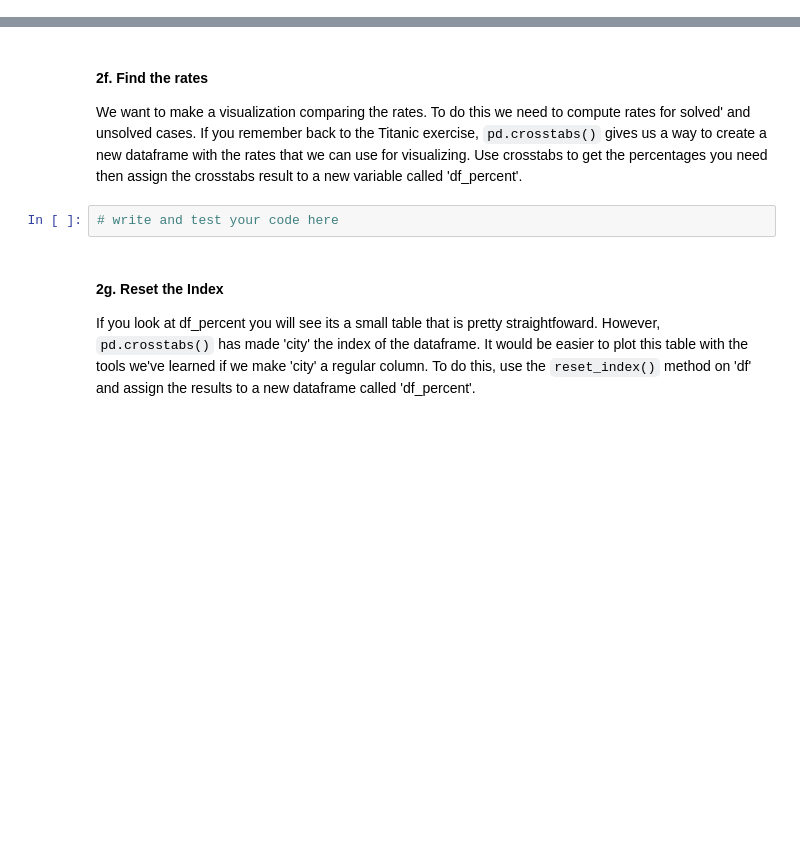
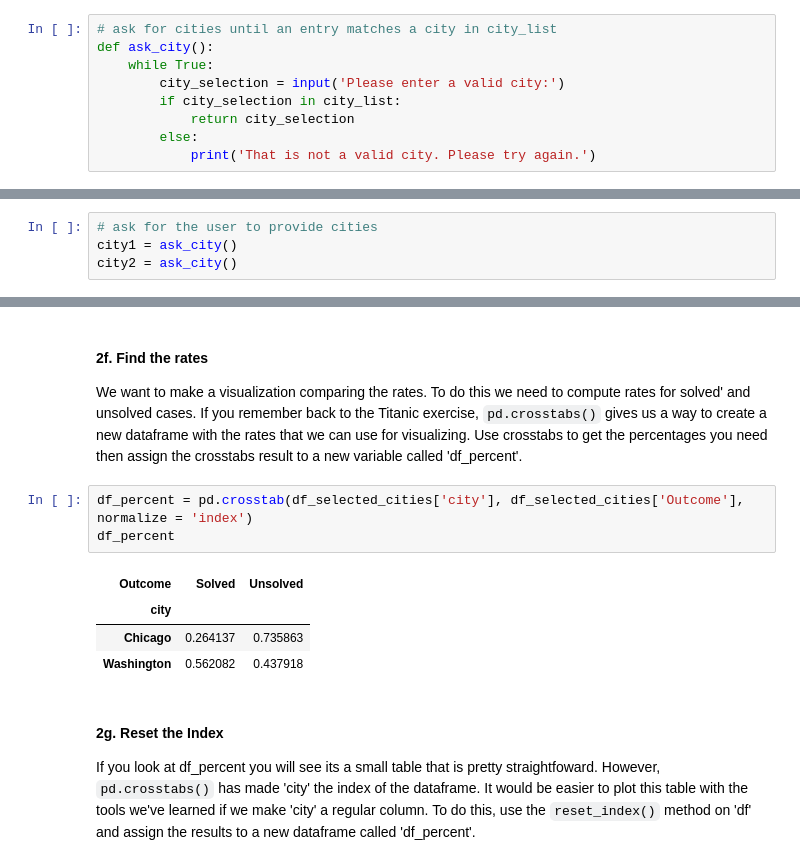
Before and after one commit to CS-DS-125/125exercises-s19, a Jupyter notebook: ch07/solutions/inclass-76-soln-1and2.ipynb, the cells around one changed output, grey strips where cells are left out. Cells and saved outputs as stored; diff of their text form; blank space fills up the shorter version.

```diff
--- a/ch07/solutions/inclass-76-soln-1and2.ipynb
+++ b/ch07/solutions/inclass-76-soln-1and2.ipynb
@@ -91,3 +186,12 @@ fruit_list = ['apple','pear','peach']
+# %%
+# ask for cities until an entry matches a city in city_list
+def ask_city():
+    while True:
+        city_selection = input('Please enter a valid city:')
+        if city_selection in city_list:
+            return city_selection
+        else:
+            print('That is not a valid city. Please try again.')
 # %% [markdown]
 #### 2c. Get two unique cities
 Use ask_city twice to get two cities and assign them to 'city1' and 'city2'.
@@ -95,0 +198,4 @@ Use ask_city twice to get two cities and assign them to 'city1' and 'city2'.
+# %%
+# ask for the user to provide cities
+city1 = ask_city()
+city2 = ask_city()
@@ -111,8 +232,14 @@ Given the tools we have it may be easier to visuzalize the data if we narrow dow
 # %% [markdown]
 #### 2f. Find the rates
 We want to make a visualization comparing the rates. To do this we need to compute rates for solved' and unsolved cases. If you remember back to the Titanic exercise, `pd.crosstabs()` gives us a way to create a new dataframe with the rates that we can use for visualizing. Use crosstabs to get the percentages you need then assign the crosstabs result to a new variable called 'df_percent'.
-# %%
-# write and test your code here
+# %%
+df_percent = pd.crosstab(df_selected_cities['city'], df_selected_cities['Outcome'], normalize = 'index')
+df_percent
+# %% [output]
+| Outcome | Solved | Unsolved |
+| city |  |  |
+| Chicago | 0.264137 | 0.735863 |
+| Washington | 0.562082 | 0.437918 |
 # %% [markdown]
 #### 2g. Reset the Index
 If you look at df_percent you will see its a small table that is pretty straightfoward. However, `pd.crosstabs()` has made 'city' the index of the dataframe. It would be easier to plot this table with the tools we've learned if we make 'city' a regular column. To do this, use the `reset_index()` method on 'df' and assign the results to a new dataframe called 'df_percent'.
```
Also changed, not shown: parts of 35 cells of this notebook, 1 other file.
